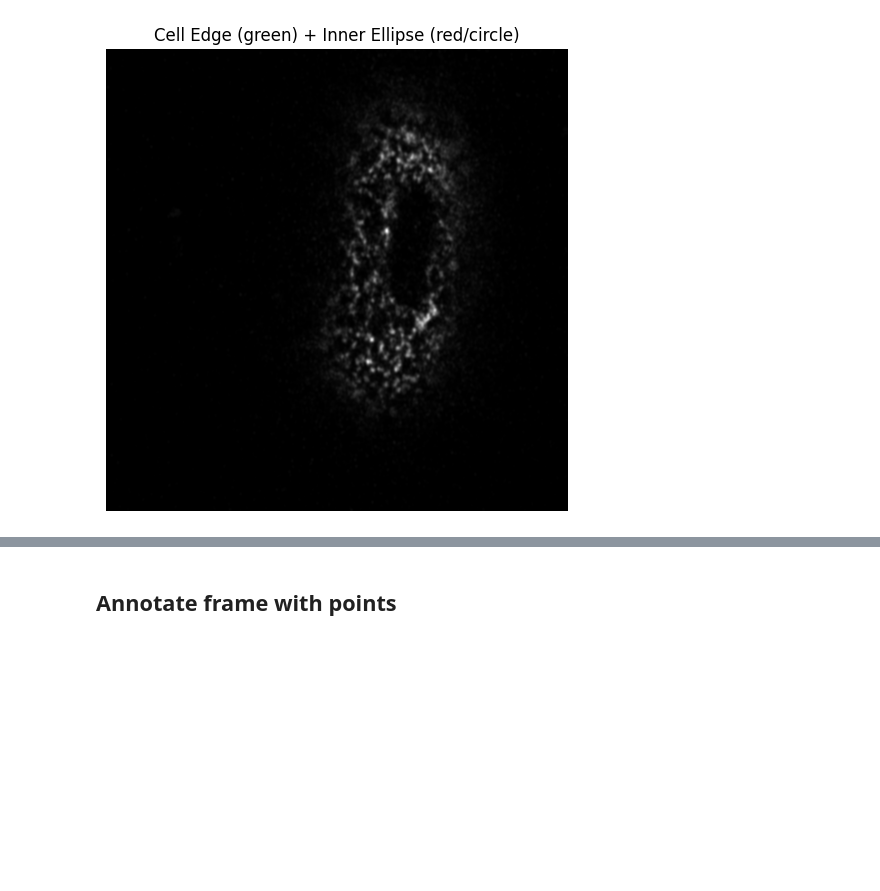
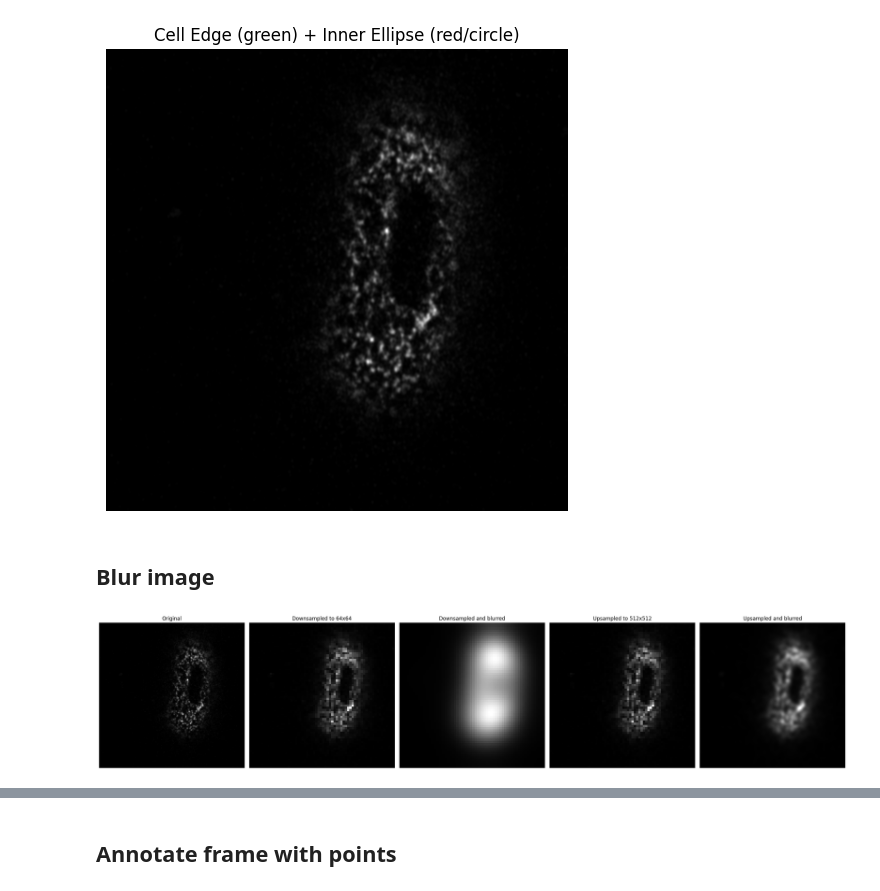
Before and after one commit to signynas/diet4CoLA, a Jupyter notebook: perpendicular/perpendicular_velocities.ipynb, the cells around one changed output, grey strips where cells are left out. Cells and saved outputs as stored; diff of their text form; code cells hidden in the pictures; blank space fills up the shorter version.

```diff
--- a/perpendicular/perpendicular_velocities.ipynb
+++ b/perpendicular/perpendicular_velocities.ipynb
@@ -308,3 +310,5 @@ plt.axis('off')
 plt.show()
 # %% [output]
 [figure]
+# %% [markdown]
+## Blur image
@@ -310,0 +337,22 @@ plt.show()
+# %%
+# Downsampling, upsampling, then blur
+
+img = rgb_stack[4, :, :, 0] # first col is frame
+
+interpolation_method = cv2.INTER_AREA # cv2.INTER_CUBIC, cv2.INTER_LINEAE, cv2.INTER_NEAREST
+
+downsampled = cv2.resize(img, (64, 64), interpolation=interpolation_method)
+upsampled = cv2.resize(downsampled, (512, 512), interpolation=interpolation_method)
+downsampled_blurred = cv2.GaussianBlur(downsampled, (31,31), 2)
+upsampled_blurred = cv2.GaussianBlur(upsampled, (31,31), 2)
+
+plt.figure(figsize=(25,6))
+plt.subplot(1,5,1); plt.imshow(img, cmap='gray'); plt.title('Original'); plt.axis('off')
+plt.subplot(1,5,2); plt.imshow(downsampled, cmap='gray'); plt.title('Downsampled to 64x64'); plt.axis('off')
+plt.subplot(1,5,3); plt.imshow(downsampled_blurred, cmap='gray'); plt.title('Downsampled and blurred'); plt.axis('off')
+plt.subplot(1,5,4); plt.imshow(upsampled, cmap='gray'); plt.title('Upsampled to 512x512'); plt.axis('off')
+plt.subplot(1,5,5); plt.imshow(upsampled_blurred, cmap='gray'); plt.title('Upsampled and blurred'); plt.axis('off')
+plt.tight_layout()
+plt.show()
+# %% [output]
+[figure, added]
```
Also changed, not shown: parts of 3 cells of this notebook.
